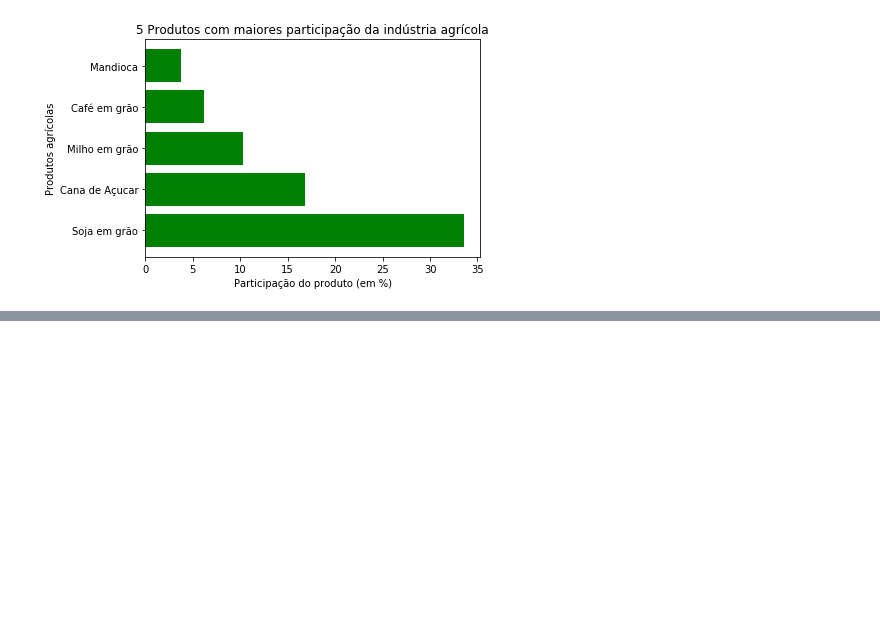
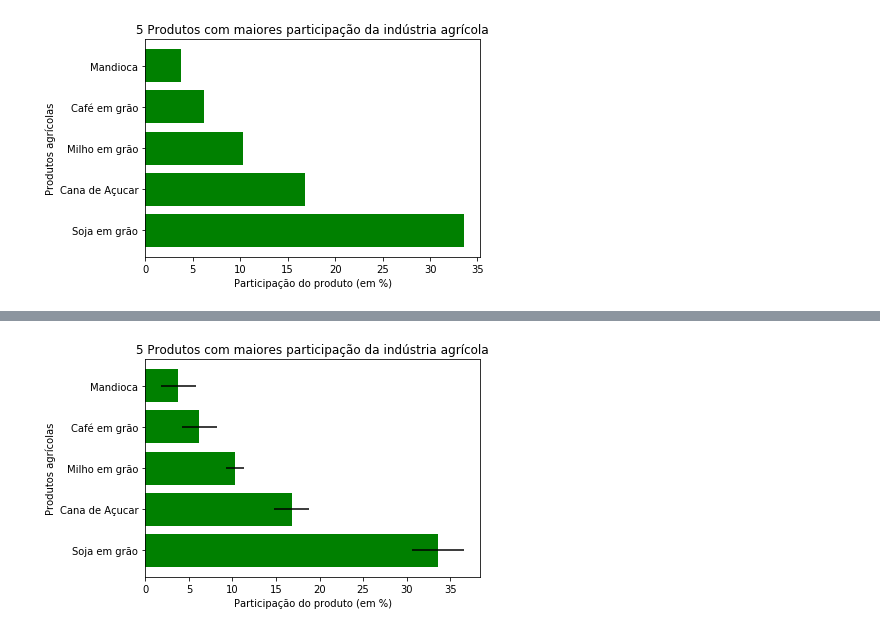
Before and after one commit to matheusbattisti/bar_charts, a Jupyter notebook: Bar Charts.ipynb, the cells around one changed output, grey strips where cells are left out. Cells and saved outputs as stored; diff of their text form; code cells hidden in the pictures; blank space fills up the shorter version.

```diff
--- a/Bar Charts.ipynb
+++ b/Bar Charts.ipynb
@@ -155,0 +170,21 @@ plt.show()
+# %%
+# Definindo os produtos, que vão para o eixo X
+produtos = ['Soja em grão', 'Cana de Açucar', 'Milho em grão', 'Café em grão', 'Mandioca']
+
+# Definindo as participações que formarão o eixo Y
+quantidade_pct = [33.6, 16.8, 10.3, 6.2, 3.8]
+
+# Definindo a margem de erro
+margem_erro = [3,2,1,2,2]
+
+# Agora com o parametro xerr, que representa o erro
+plt.barh(produtos, quantidade_pct, color='green', xerr=margem_erro)
+
+# A partir daqui não muda nada
+plt.ylabel("Produtos agrícolas")
+plt.xlabel("Participação do produto (em %)")
+plt.title("5 Produtos com maiores participação da indústria agrícola")
+
+plt.show()
+# %% [output]
+[figure, added]
```
Also changed, not shown: parts of 2 cells of this notebook.
